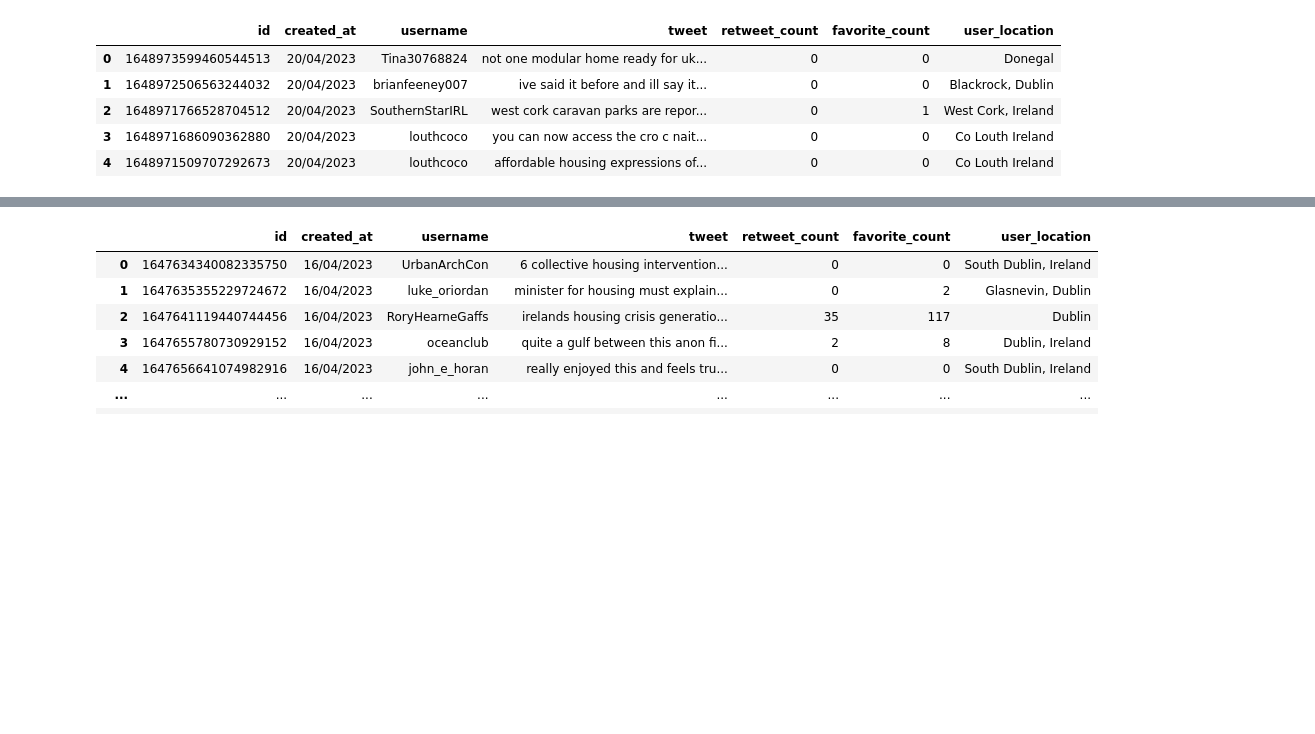
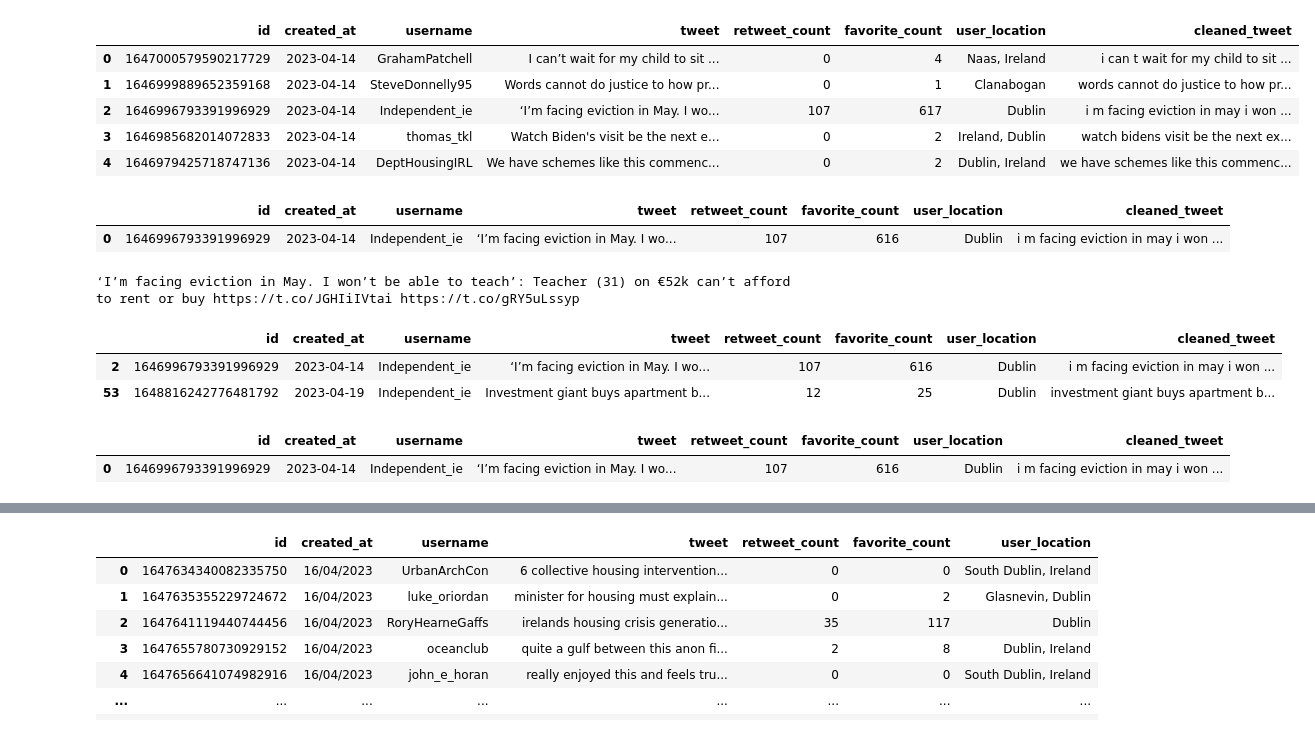
Before and after one commit to VirgilUwaoma/twitterwebscraping, a Jupyter notebook: programming_ca_two.ipynb, the cells around one changed output, grey strips where cells are left out. Saved outputs shown, nothing was run; the diff lists cells and outputs as text; code cells hidden in the pictures; blank space fills up the shorter version.

Commit message:
fetched past week tweets and did 2 types of analysis

```diff
--- a/programming_ca_two.ipynb
+++ b/programming_ca_two.ipynb
@@ -36,18 +42,24 @@ api = tweepy.API(auth)
 # %%
 # Pulls tweets based on search query and geocode location
 tweetlist = []
-geocode="53.1424,-7.6921,300km" # "53.3498053,-6.2603097,25km"
+geocode="53.1424,-7.6921,300km"   # Ireland's geocode
 filter =  '-filter:retweets AND -filter:replies'
-query = 'housing'
-tweets = tweepy.Cursor(api.search_tweets, q=query+filter, geocode=geocode, lang='en', tweet_mode="extended", count=20).items(20)
+query = '(housing) OR (housing crisis) OR (rent)'
+today = datetime.date.today()
 
 # adds tweets to a dataframe
 column_names = ["id", "created_at", "username", "tweet", "retweet_count", "favorite_count", "user_location"]
 df = pd.DataFrame(columns=column_names)
 
-for tweet in tweets:
-    #create a new row object
-    new_row = pd.Series({
+# Pulling tweets of a week from today's date
+for i in range(6,-2,-1):
+    # Looping through each day
+    until = today - datetime.timedelta(days = i)
+    date = until.strftime("%Y-%m-%d")
+
+    # Retrieving the tweets using api by passing the necessary parameters
+    for tweet in tweepy.Cursor(api.search_tweets, q=query+filter, geocode=geocode, lang='en', tweet_mode="extended", until = date).items(5):
+        new_row = pd.Series({
         "id": tweet.id,
         "created_at":tweet.created_at,
         "username": tweet.user.screen_name,
@@ -55,14 +67,12 @@ for tweet in tweets:
         "retweet_count": tweet.retweet_count,
         "favorite_count": tweet.favorite_count,
         "user_location":tweet.user.location,
-    })
+        })
 
-    # get the index of the last row
-    last_row_index = len(df)
-    # add the new row to the DataFrame using .iloc[]
-    df.loc[last_row_index] = new_row
+        # get the index of the last row
+        last_row_index = len(df)
+        # add the new row to the DataFrame using .iloc[]
+        df.loc[last_row_index] = new_row
 df.head()
-
-# Pull tweet text, id, created_at_date,  username, retweets, likes saved to temporary dataframe - Virgil - DONE
 # %% [output]
 |  | id | created_at | username | tweet | retweet_count | favorite_count | user_location |
@@ -86,32 +108,53 @@ df.head()
 # %%
-# Pre-processing the data
-
 # Formatting the date to dd/mm/YYYY format
 def formatDate(timestamp):
-    # As the timestamp retrieved from the api is already in DatetimeIndex form, simply running string format function
-    # of the datetime library and passing the desired format
-    formatted_date = timestamp.strftime("%d/%m/%Y")
+    # As the timestamp retrieved from the api is already in DatetimeIndex form, simply converting it to desired format
+    # and finally, transforming it to datetime again
+    formatted_date = timestamp.strftime("%Y-%m-%d")
+    formatted_date = datetime.datetime.strptime(formatted_date, "%Y-%m-%d")
     return formatted_date
 
 # Getting only the words and numbers from the tweet that contains links, special symbols, emojis, etc.
 def cleanTweet(tweet):
     # Converting the string to lowercase and replacing the ' with blank
     removed_apostrophe = tweet.lower().replace("'","")
     # Using regex pattern to replace the links, <html> tags and &amp; symbol (seen frequently in the tweets) with blank
     removed_links_tags_frequentsymbol = re.sub("(https?://\S+)|(<[\w]+>)|(&amp;)","",removed_apostrophe)
     # This regex pattern returns a list that contains all the words and numbers in the tweet
     cleaned_tweet = re.findall("([a-z0-9]+)", removed_links_tags_frequentsymbol)
     cleaned_tweet = " ".join(cleaned_tweet)
     return cleaned_tweet
 
 # Applying respective functions to both columns in the dataset
-df["created_at"] = df["created_at"].apply(lambda x: formatDate(x))
-df["tweet"] = df["tweet"].apply(lambda x: cleanTweet(x))
+df["created_at"] = df["created_at"].apply(formatDate)
+df["cleaned_tweet"] = df["tweet"].apply(cleanTweet)
 df.head()
 # %% [output]
-|  | id | created_at | username | tweet | retweet_count | favorite_count | user_location |
-| 0 | 1648973599460544513 | 20/04/2023 | Tina30768824 | not one modular home ready for uk... | 0 | 0 | Donegal |
-| 1 | 1648972506563244032 | 20/04/2023 | brianfeeney007 | ive said it before and ill say it... | 0 | 0 | Blackrock, Dublin |
-| 2 | 1648971766528704512 | 20/04/2023 | SouthernStarIRL | west cork caravan parks are repor... | 0 | 1 | West Cork, Ireland |
-| 3 | 1648971686090362880 | 20/04/2023 | louthcoco | you can now access the cro c nait... | 0 | 0 | Co Louth Ireland |
-| 4 | 1648971509707292673 | 20/04/2023 | louthcoco | affordable housing expressions of... | 0 | 0 | Co Louth Ireland |
+|  | id | created_at | username | tweet | retweet_count | favorite_count | user_location | cleaned_tweet |
+| 0 | 1647000579590217729 | 2023-04-14 | GrahamPatchell | I can’t wait for my child to sit ... | 0 | 4 | Naas, Ireland | i can t wait for my child to sit ... |
+| 1 | 1646999889652359168 | 2023-04-14 | SteveDonnelly95 | Words cannot do justice to how pr... | 0 | 1 | Clanabogan | words cannot do justice to how pr... |
+| 2 | 1646996793391996929 | 2023-04-14 | Independent_ie | ‘I’m facing eviction in May. I wo... | 107 | 617 | Dublin | i m facing eviction in may i won ... |
+| 3 | 1646985682014072833 | 2023-04-14 | thomas_tkl | Watch Biden's visit be the next e... | 0 | 2 | Ireland, Dublin | watch bidens visit be the next ex... |
+| 4 | 1646979425718747136 | 2023-04-14 | DeptHousingIRL | We have schemes like this commenc... | 0 | 2 | Dublin, Ireland | we have schemes like this commenc... |
+# %%
+max_retweets = df[df["retweet_count"] == max(df.retweet_count)].reset_index(drop=True)
+max_retweets
+# %% [output]
+|  | id | created_at | username | tweet | retweet_count | favorite_count | user_location | cleaned_tweet |
+| 0 | 1646996793391996929 | 2023-04-14 | Independent_ie | ‘I’m facing eviction in May. I wo... | 107 | 616 | Dublin | i m facing eviction in may i won ... |
+# %%
+print(max_retweets.tweet[0])
+# %% [output]
+‘I’m facing eviction in May. I won’t be able to teach’: Teacher (31) on €52k can’t afford to rent or buy https://t.co/JGHIiIVtai https://t.co/gRY5uLssyp
+# %%
+df.loc[df.username == max_retweets.username[0]]
+# %% [output]
+|  | id | created_at | username | tweet | retweet_count | favorite_count | user_location | cleaned_tweet |
+| 2 | 1646996793391996929 | 2023-04-14 | Independent_ie | ‘I’m facing eviction in May. I wo... | 107 | 616 | Dublin | i m facing eviction in may i won ... |
+| 53 | 1648816242776481792 | 2023-04-19 | Independent_ie | Investment giant buys apartment b... | 12 | 25 | Dublin | investment giant buys apartment b... |
+# %%
+max_likes = df[df["favorite_count"] == max(df.favorite_count)].reset_index(drop=True)
+max_likes
+# %% [output]
+|  | id | created_at | username | tweet | retweet_count | favorite_count | user_location | cleaned_tweet |
+| 0 | 1646996793391996929 | 2023-04-14 | Independent_ie | ‘I’m facing eviction in May. I wo... | 107 | 616 | Dublin | i m facing eviction in may i won ... |
```
Also changed, not shown: parts of 15 cells of this notebook, 1 other file.
